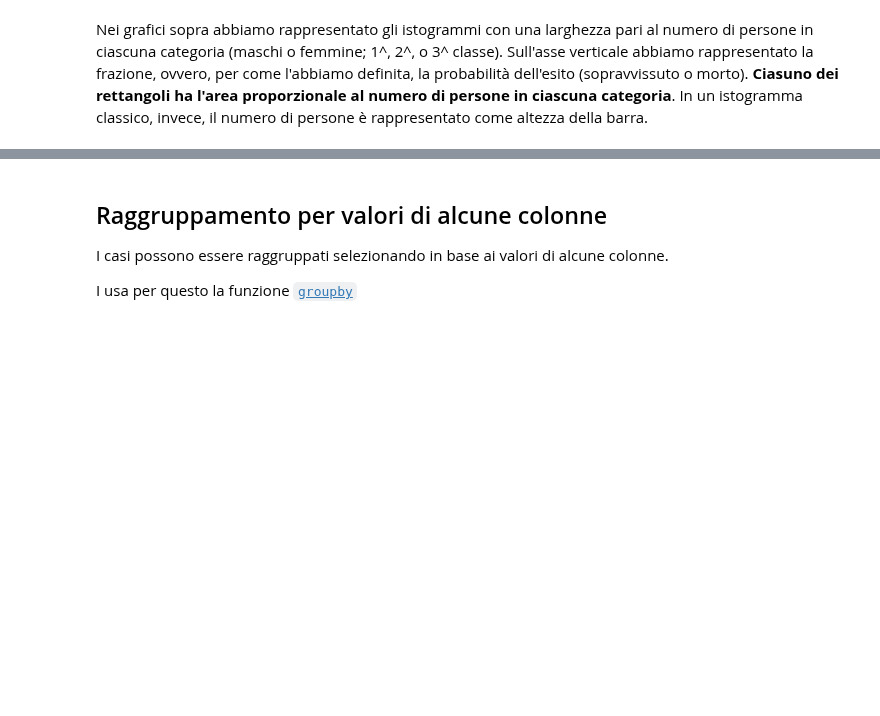
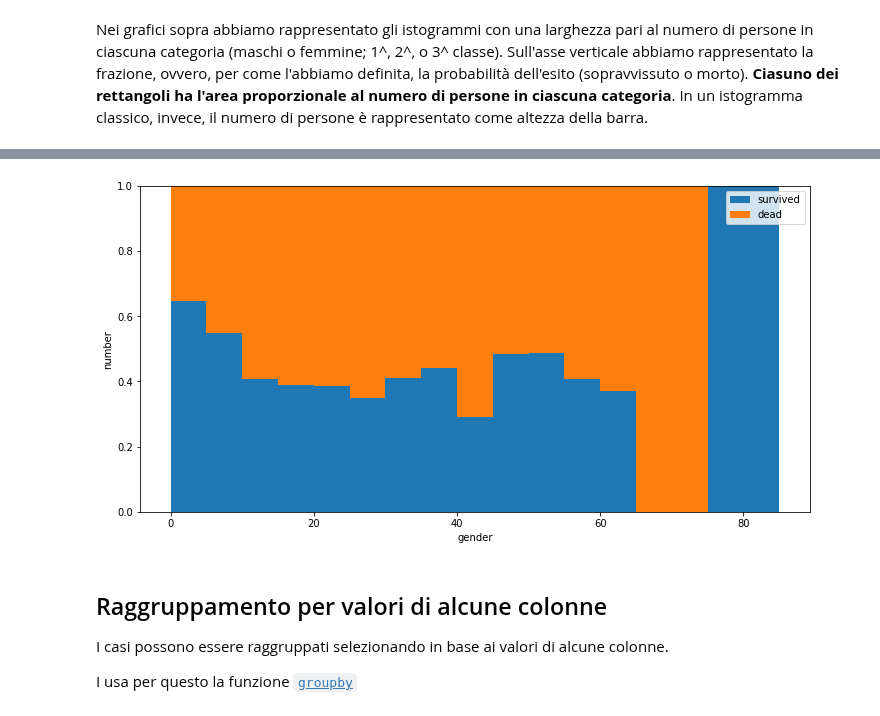
Before and after one commit to lucalista/analisi-dati-2021, a Jupyter notebook: 03.01.01__Titanic.ipynb, the cells around one changed output, grey strips where cells are left out. Drawn from its saved outputs; the diff is of its cells as text; code cells hidden in the pictures; blank space fills up the shorter version.

```diff
--- a/03.01.01__Titanic.ipynb
+++ b/03.01.01__Titanic.ipynb
@@ -427,3 +432,13 @@ Nei grafici sopra abbiamo rappresentato gli istogrammi con una larghezza pari al
+# %%
+plt.figure(figsize=(12,6))
+plt.bar(x=cross_tab.index, width=5, height=cross_tab['f_survived'], label='survived')
+plt.bar(x=cross_tab.index, width=5, bottom=cross_tab['f_survived'], height=1-cross_tab['f_survived'], label='dead')
+plt.xlabel('gender')
+plt.ylabel('number')
+plt.legend()
+plt.show()
+# %% [output]
+[figure, added]
 # %% [markdown]
 ## Raggruppamento per valori di alcune colonne
 
```
Also changed, not shown: parts of 10 cells of this notebook.
